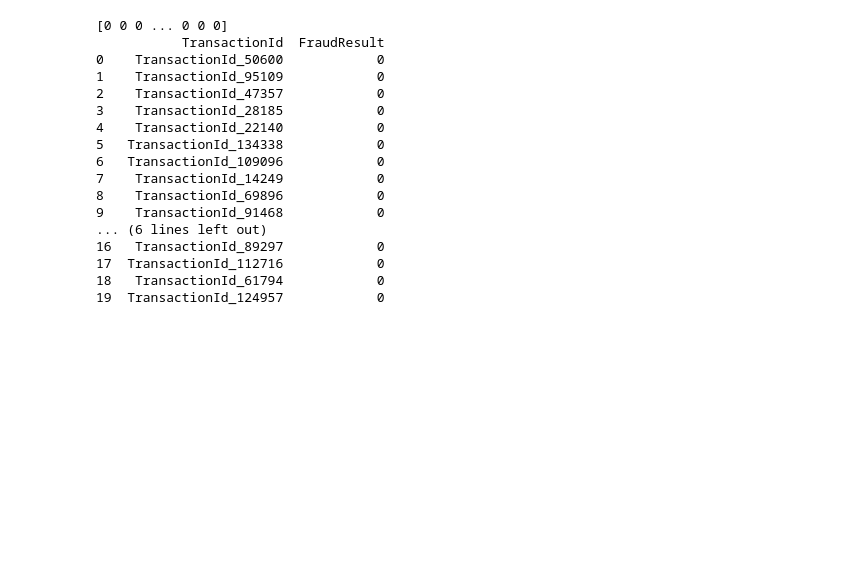
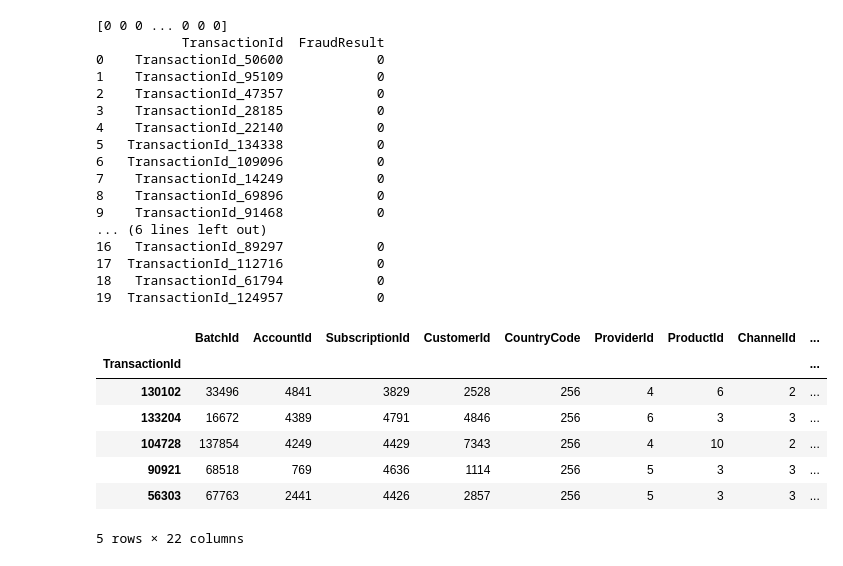
Before and after one commit to olingo99/ML_Xente, a Jupyter notebook: xente.ipynb, the cells around one changed output. Drawn from its saved outputs; the diff is of its cells as text; code cells hidden in the pictures; blank space fills up the shorter version.

```diff
--- a/xente.ipynb
+++ b/xente.ipynb
@@ -96,7 +96,7 @@ StringToClean = ["TransactionId", "BatchId","AccountId","SubscriptionId","Custom
 
 first_data = train.copy()
 for col in StringToClean:
-    test_data[col] = test_data[col].apply(lambda x : x.split("_")[-1])
+    first_data[col] = first_data[col].apply(lambda x : x.split("_")[-1])
 
 first_data["TransactionStartDay"]  = first_data["TransactionStartTime"].apply(getDay)
 first_data["TransactionStartTime"] = first_data["TransactionStartTime"].apply(getTime)
@@ -118,3 +118,4 @@ OH_X_train = pd.concat([num_X_train, OH_cols_train], axis=1)
 
 OH_X_train.head()
 # OH_X_train["TransactionStartTime"].head()
+train_clean = OH_X_train.copy()
@@ -267,3 +266,14 @@ output.to_csv("submission.csv", index=False)
 17  TransactionId_112716            0
 18   TransactionId_61794            0
 19  TransactionId_124957            0
+# %%
+train_clean.head()
+# %% [output]
+|  | BatchId | AccountId | SubscriptionId | CustomerId | CountryCode | ProviderId | ProductId | ChannelId | ... |
+| TransactionId |  |  |  |  |  |  |  |  | ... |
+| 130102 | 33496 | 4841 | 3829 | 2528 | 256 | 4 | 6 | 2 | ... |
+| 133204 | 16672 | 4389 | 4791 | 4846 | 256 | 6 | 3 | 3 | ... |
+| 104728 | 137854 | 4249 | 4429 | 7343 | 256 | 4 | 10 | 2 | ... |
+| 90921 | 68518 | 769 | 4636 | 1114 | 256 | 5 | 3 | 3 | ... |
+| 56303 | 67763 | 2441 | 4426 | 2857 | 256 | 5 | 3 | 3 | ... |
+5 rows × 22 columns
```
Also changed, not shown: parts of 10 cells of this notebook.
